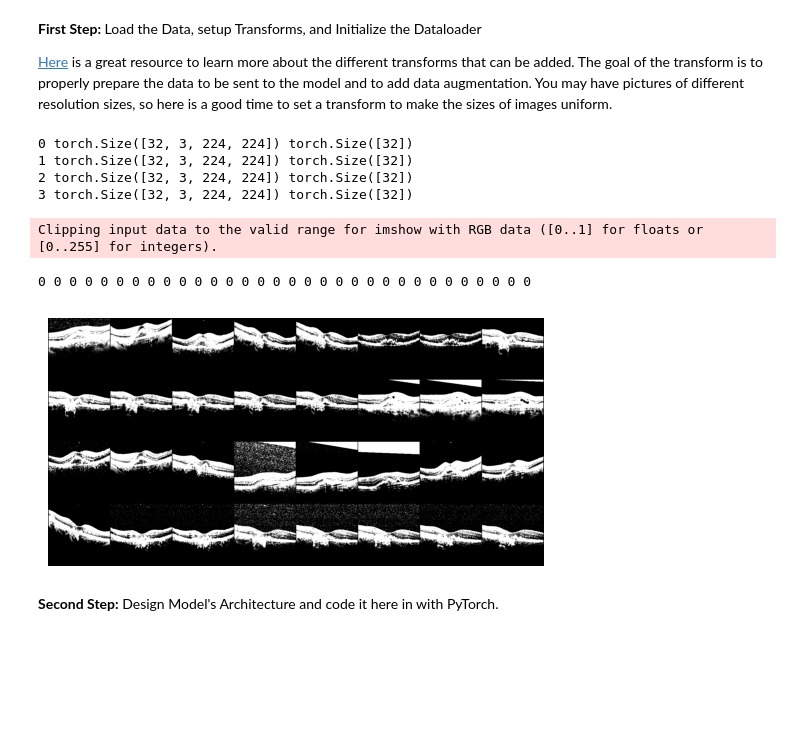
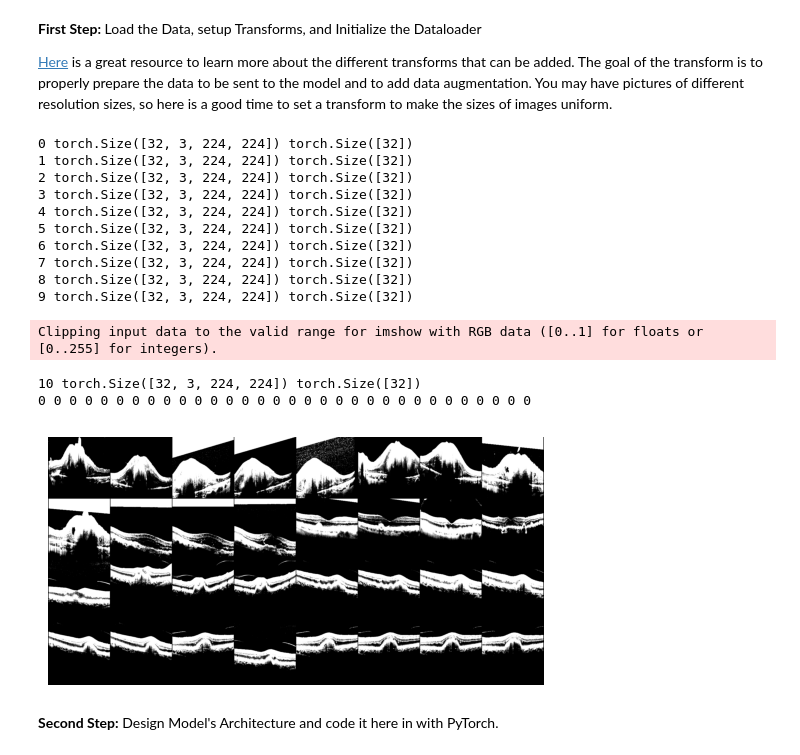
Before and after one commit to DarkEQ/BIM_284_ML_Project, a Jupyter notebook: Lab_B3.ipynb, the cells around one changed output. Drawn from its saved outputs; the diff is of its cells as text; code cells hidden in the pictures; blank space fills up the shorter version.

```diff
--- a/Lab_B3.ipynb
+++ b/Lab_B3.ipynb
@@ -103,35 +103,42 @@ kfold_dataset = torch.utils.data.ConcatDataset([dataset_train, dataset_val])
 # %%
 # Helper function to show a batch
 def show_batch(sample_batched):
     images_batch, labels_batch = \
             sample_batched[0], sample_batched[1]
 
     grid = utils.make_grid(images_batch)
     plt.imshow(grid.numpy().transpose((1, 2, 0)))
     print(' '.join('%d' % labels_batch[j] for j in range(batch_size)))
 
 for i_batch, sample_batched in enumerate(test_loader):
     print(i_batch, sample_batched[0].size(),
           sample_batched[1].size())
 
     # observe 4th batch and stop.
-    if i_batch == 3:
+    if i_batch == 10:
         plt.figure()
         show_batch(sample_batched)
         plt.axis('off')
         plt.ioff()
         plt.show()
 
 
         break
 # %% [output]
 0 torch.Size([32, 3, 224, 224]) torch.Size([32])
 1 torch.Size([32, 3, 224, 224]) torch.Size([32])
 2 torch.Size([32, 3, 224, 224]) torch.Size([32])
 3 torch.Size([32, 3, 224, 224]) torch.Size([32])
+4 torch.Size([32, 3, 224, 224]) torch.Size([32])
+5 torch.Size([32, 3, 224, 224]) torch.Size([32])
+6 torch.Size([32, 3, 224, 224]) torch.Size([32])
+7 torch.Size([32, 3, 224, 224]) torch.Size([32])
+8 torch.Size([32, 3, 224, 224]) torch.Size([32])
+9 torch.Size([32, 3, 224, 224]) torch.Size([32])
 Clipping input data to the valid range for imshow with RGB data ([0..1] for floats or [0..255] for integers).
+10 torch.Size([32, 3, 224, 224]) torch.Size([32])
 0 0 0 0 0 0 0 0 0 0 0 0 0 0 0 0 0 0 0 0 0 0 0 0 0 0 0 0 0 0 0 0
-[figure, old version]
+[figure, new version]
 # %%
 images_batch, labels_batch = \
             sample_batched[0], sample_batched[1]
```
Also changed, not shown: parts of 6 cells of this notebook.
